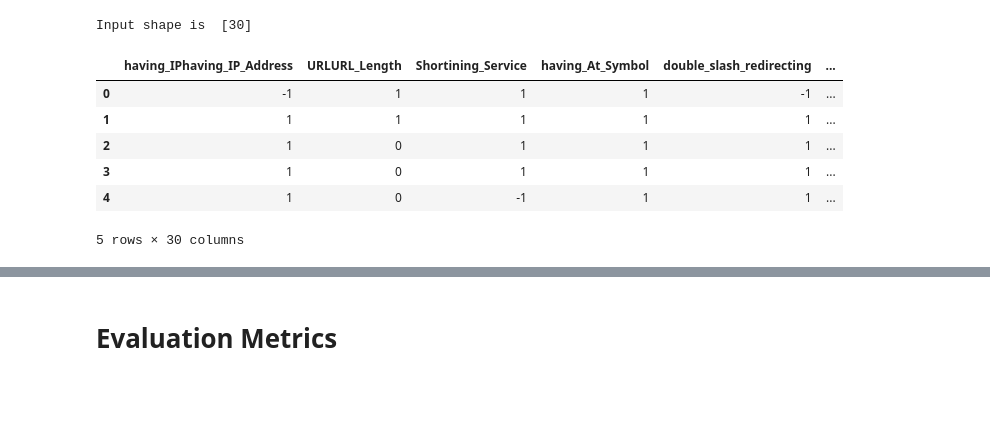
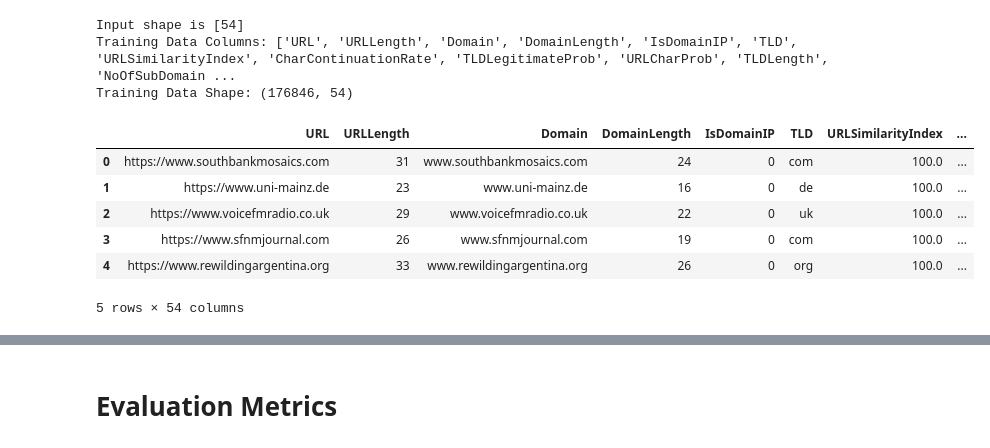
Before and after one commit to eldavido7/phishing_detector, a Jupyter notebook: phishing_website_deep_learning.ipynb, the cells around one changed output, grey strips where cells are left out. Saved outputs shown, nothing was run; the diff lists cells and outputs as text; code cells hidden in the pictures; blank space fills up the shorter version.

```diff
--- a/phishing_website_deep_learning.ipynb
+++ b/phishing_website_deep_learning.ipynb
@@ -2,6 +2,6 @@
 import numpy as np
 import pandas as pd
 # %%
-data=pd.read_csv('dataset.csv')
+data = pd.read_csv("PhiUSIIL_Phishing_URL_Dataset.csv")
 data.head()
 # %% [output]
@@ -15,26 +15,38 @@ data.head()
 # %%
 from sklearn.model_selection import train_test_split
-X = data.copy()
 
-y = X.pop('Target')
+# Define features (X) and target (y)
+X = data.copy()  # Keep a full copy of the dataset
+y = X.pop("label")  # Extract the label column for training
 
-X = data.drop(columns=['index','Target'])
+# Ensure we only remove the filename column, not the label
+X = X.drop(columns=["FILENAME"])
 
-X_train, X_valid, y_train, y_valid = \
-    train_test_split(X, y, stratify=y, train_size=0.75)
+# Split data into training and validation sets
+X_train, X_valid, y_train, y_valid = train_test_split(
+    X, y, stratify=y, train_size=0.75, random_state=42
+)
 
+# Check input shape
 input_shape = [X_train.shape[1]]
-print("Input shape is ", input_shape)
+print("Input shape is", input_shape)
+
+print("Training Data Columns:", X_train.columns.tolist())
+print("Training Data Shape:", X_train.shape)
+
+# Display first few rows of features
 X.head()
 # %% [output]
-Input shape is  [30]
+Input shape is [54]
+Training Data Columns: ['URL', 'URLLength', 'Domain', 'DomainLength', 'IsDomainIP', 'TLD', 'URLSimilarityIndex', 'CharContinuationRate', 'TLDLegitimateProb', 'URLCharProb', 'TLDLength', 'NoOfSubDomain ...
+Training Data Shape: (176846, 54)
-|  | having_IPhaving_IP_Address | URLURL_Length | Shortining_Service | having_At_Symbol | double_slash_redirecting | ... |
-| 0 | -1 | 1 | 1 | 1 | -1 | ... |
-| 1 | 1 | 1 | 1 | 1 | 1 | ... |
-| 2 | 1 | 0 | 1 | 1 | 1 | ... |
-| 3 | 1 | 0 | 1 | 1 | 1 | ... |
-| 4 | 1 | 0 | -1 | 1 | 1 | ... |
+|  | URL | URLLength | Domain | DomainLength | IsDomainIP | TLD | URLSimilarityIndex | ... |
+| 0 | https://www.southbankmosaics.com | 31 | www.southbankmosaics.com | 24 | 0 | com | 100.0 | ... |
+| 1 | https://www.uni-mainz.de | 23 | www.uni-mainz.de | 16 | 0 | de | 100.0 | ... |
+| 2 | https://www.voicefmradio.co.uk | 29 | www.voicefmradio.co.uk | 22 | 0 | uk | 100.0 | ... |
+| 3 | https://www.sfnmjournal.com | 26 | www.sfnmjournal.com | 19 | 0 | com | 100.0 | ... |
+| 4 | https://www.rewildingargentina.org | 33 | www.rewildingargentina.org | 26 | 0 | org | 100.0 | ... |
-5 rows × 30 columns
+5 rows × 54 columns
 # %%
 from tensorflow import keras
 from tensorflow.keras import layers
```
Also changed, not shown: parts of 4 cells of this notebook, 5 other files.
